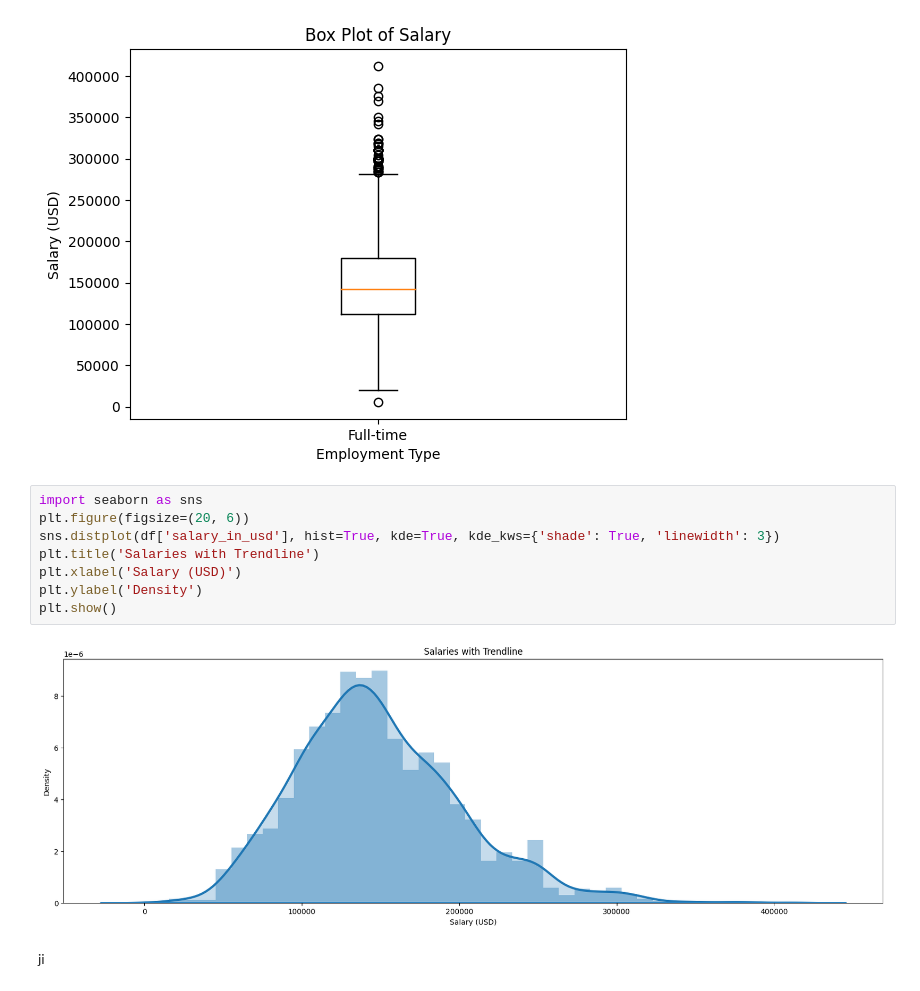
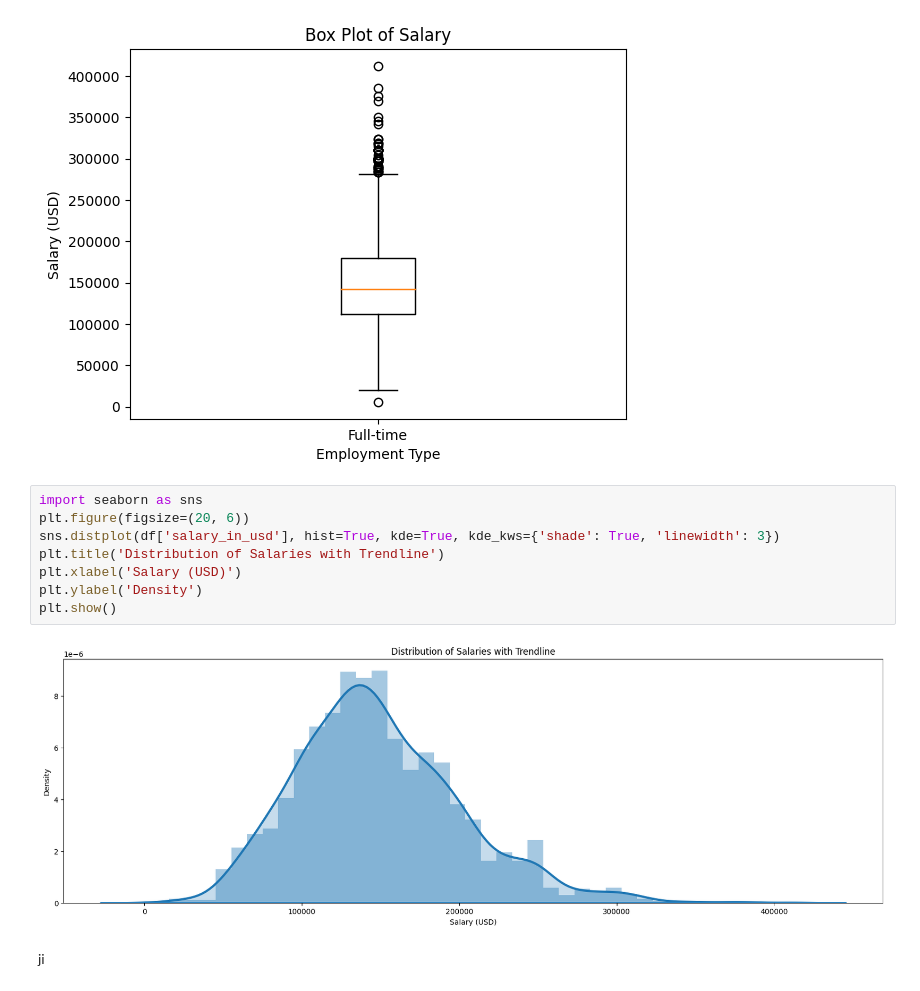
Before and after one commit to AntoineKANG/Data-Visualisation, a Jupyter notebook: Salary.ipynb, the cells around one changed output. Cells and saved outputs as stored; diff of their text form.

Commit message:
Presentaiton for data science salaries

```diff
--- a/Salary.ipynb
+++ b/Salary.ipynb
@@ -96,13 +96,13 @@ plt.show()
 # %%
 import seaborn as sns
 plt.figure(figsize=(20, 6))
 sns.distplot(df['salary_in_usd'], hist=True, kde=True, kde_kws={'shade': True, 'linewidth': 3})
-plt.title('Salaries with Trendline')
+plt.title('Distribution of Salaries with Trendline')
 plt.xlabel('Salary (USD)')
 plt.ylabel('Density')
 plt.show()
 # %% [output]
-[figure, old version]
+[figure, new version]
 # %% [markdown]
 ji
 # %% [markdown]
```
